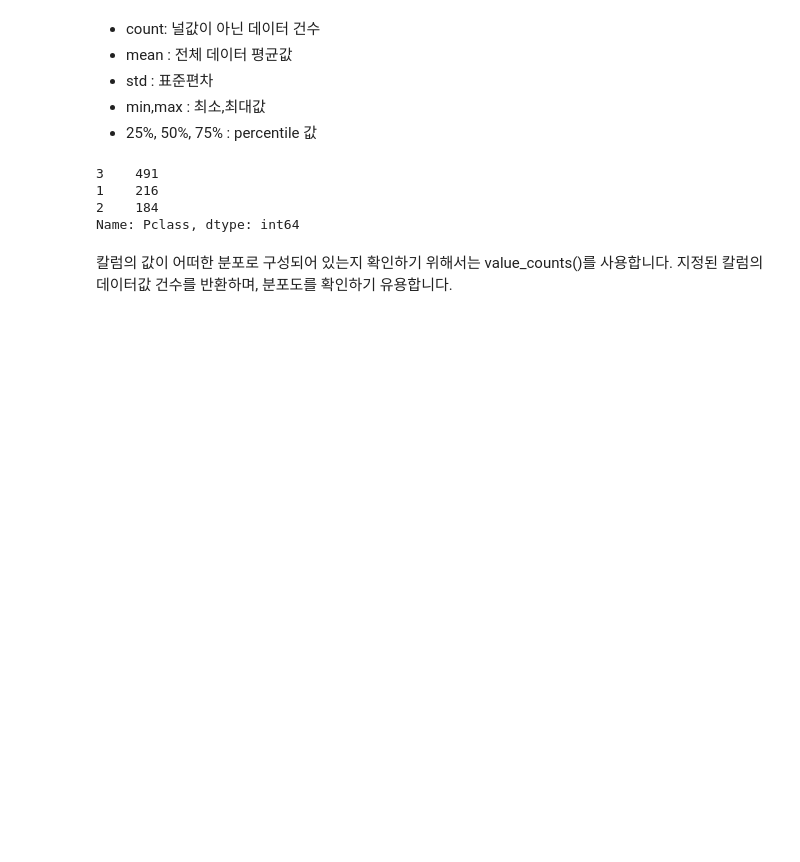
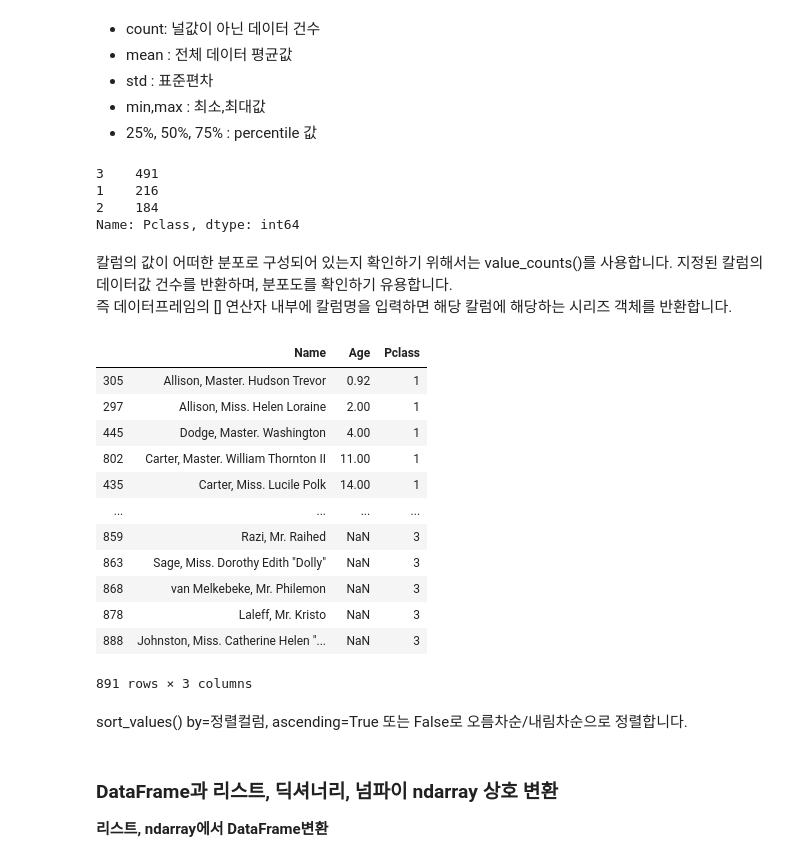
Before and after one commit to jeonprize/Machine_Learning, a Jupyter notebook: 머신러닝 이해.ipynb, the cells around one changed output. Drawn from its saved outputs; the diff is of its cells as text; code cells hidden in the pictures; blank space fills up the shorter version.

```diff
--- a/머신러닝 이해.ipynb
+++ b/머신러닝 이해.ipynb
@@ -362,3 +365,29 @@ df['Pclass'].value_counts()
 Name: Pclass, dtype: int64
 # %% [markdown]
 칼럼의 값이 어떠한 분포로 구성되어 있는지 확인하기 위해서는 value_counts()를 사용합니다. 지정된 칼럼의 데이터값 건수를 반환하며, 분포도를 확인하기 유용합니다.
+즉 데이터프레임의 [] 연산자 내부에 칼럼명을 입력하면 해당 칼럼에 해당하는 시리즈 객체를 반환합니다.
+# %%
+df.sort_values(by='Pclass', ascending=True)
+
+df[['Name','Age']].sort_values(by='Age')
+df[['Name','Age','Pclass']].sort_values(by=['Pclass','Age'])
+# %% [output]
+|  | Name | Age | Pclass |
+| 305 | Allison, Master. Hudson Trevor | 0.92 | 1 |
+| 297 | Allison, Miss. Helen Loraine | 2.00 | 1 |
+| 445 | Dodge, Master. Washington | 4.00 | 1 |
+| 802 | Carter, Master. William Thornton II | 11.00 | 1 |
+| 435 | Carter, Miss. Lucile Polk | 14.00 | 1 |
+| ... | ... | ... | ... |
+| 859 | Razi, Mr. Raihed | NaN | 3 |
+| 863 | Sage, Miss. Dorothy Edith "Dolly" | NaN | 3 |
+| 868 | van Melkebeke, Mr. Philemon | NaN | 3 |
+| 878 | Laleff, Mr. Kristo | NaN | 3 |
+| 888 | Johnston, Miss. Catherine Helen "... | NaN | 3 |
+891 rows × 3 columns
+# %% [markdown]
+sort_values() by=정렬컬럼, ascending=True 또는 False로 오름차순/내림차순으로 정렬합니다.
+# %% [markdown]
+### DataFrame과 리스트, 딕셔너리, 넘파이 ndarray 상호 변환
+
+**리스트, ndarray에서 DataFrame변환**
```
Also changed, not shown: parts of 26 cells of this notebook.
